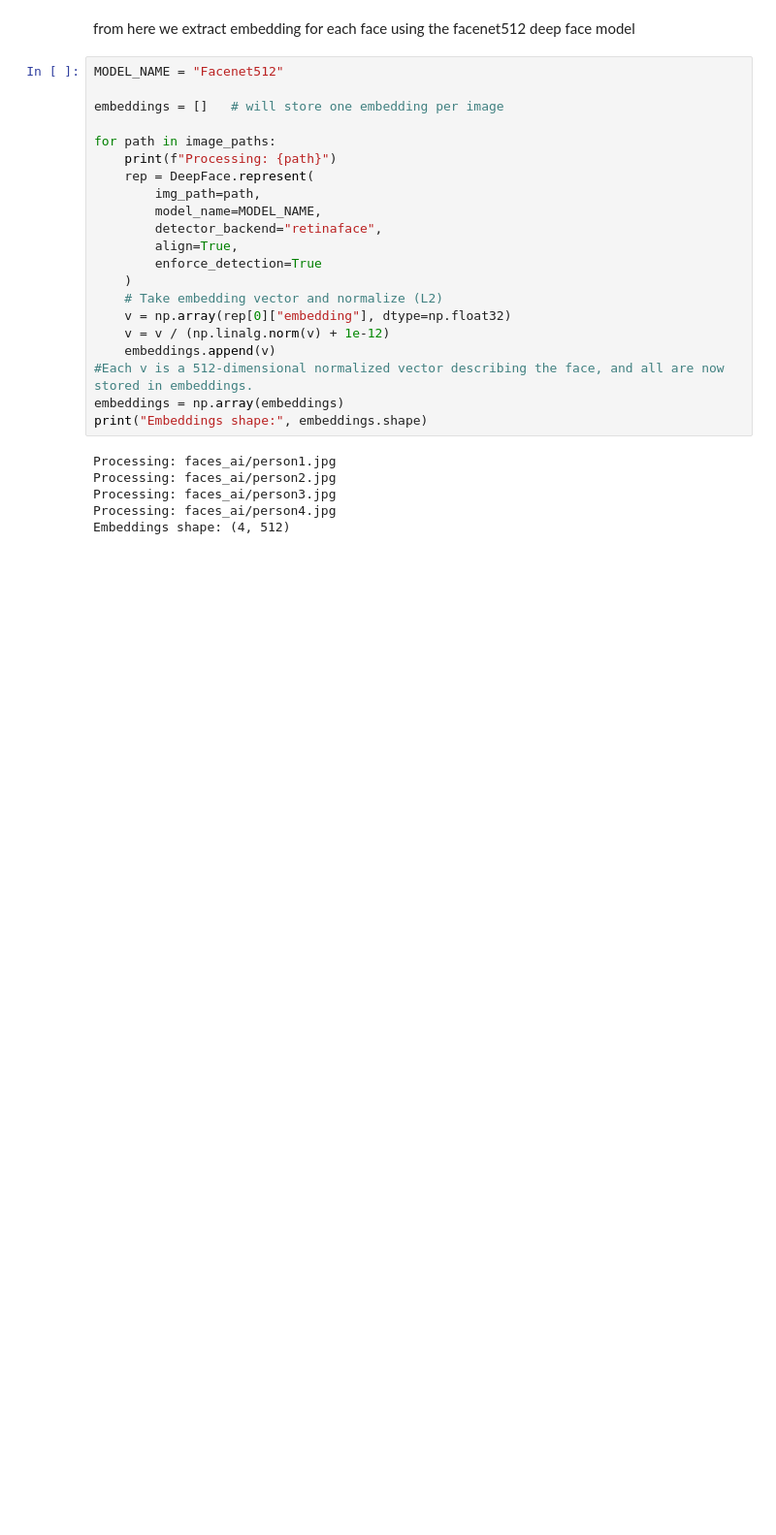
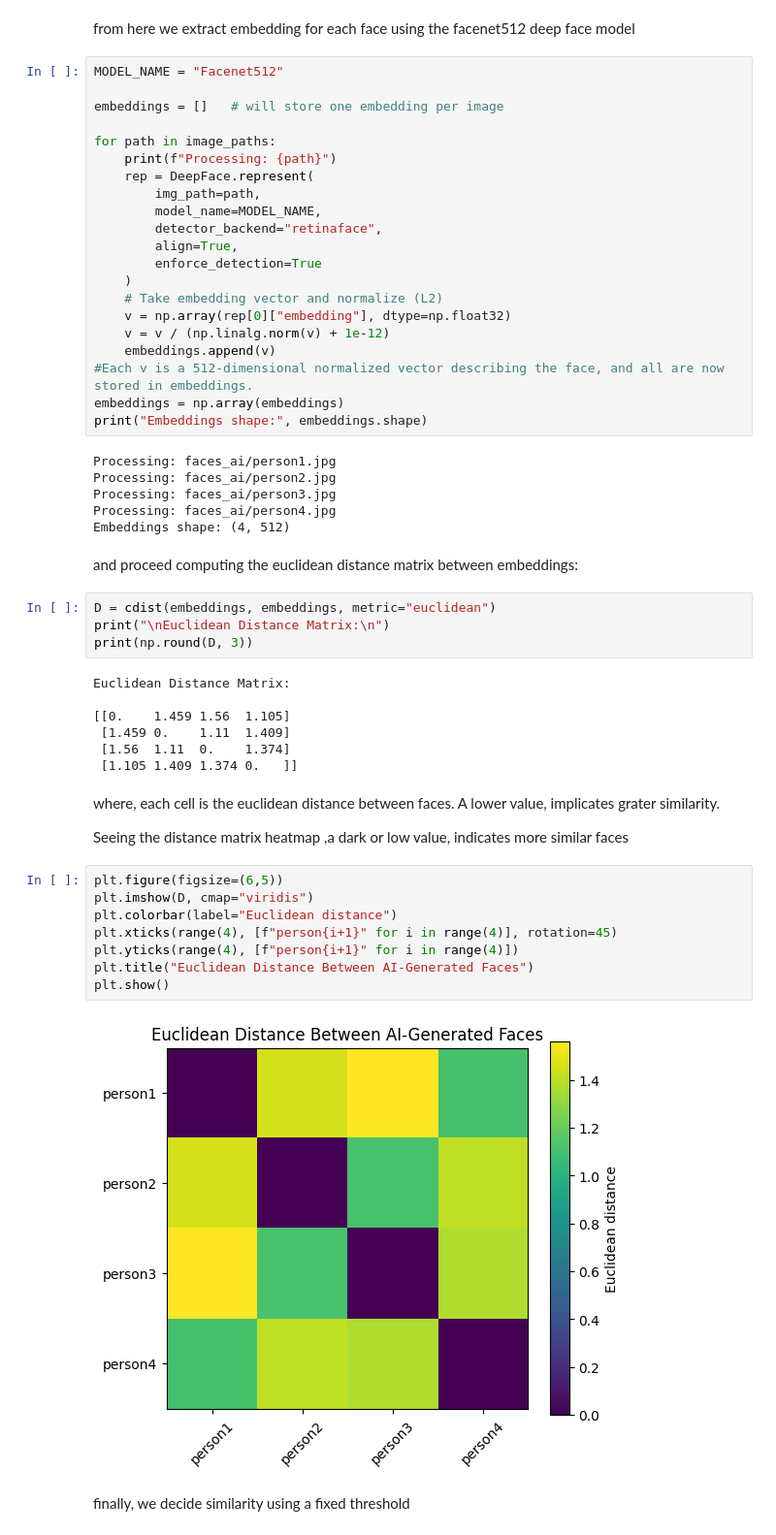
Before and after one commit to Macreat/MLT-LR, a Jupyter notebook: PYDevEnv/devContent/tasks/1stTask.ipynb, the cells around one changed output. Shown at 97% size. Saved outputs shown, nothing was run; the diff lists cells and outputs as text; blank space fills up the shorter version.

Commit message:
computing euclidean distance matrix and plotting their heatmap

```diff
--- a/PYDevEnv/devContent/tasks/1stTask.ipynb
+++ b/PYDevEnv/devContent/tasks/1stTask.ipynb
@@ -177,3 +177,32 @@ Processing: faces_ai/person2.jpg
 Processing: faces_ai/person3.jpg
 Processing: faces_ai/person4.jpg
 Embeddings shape: (4, 512)
+# %% [markdown]
+and proceed computing the euclidean distance matrix between embeddings:
+# %%
+D = cdist(embeddings, embeddings, metric="euclidean")
+print("\nEuclidean Distance Matrix:\n")
+print(np.round(D, 3))
+# %% [output]
+Euclidean Distance Matrix:
+
+[[0.    1.459 1.56  1.105]
+ [1.459 0.    1.11  1.409]
+ [1.56  1.11  0.    1.374]
+ [1.105 1.409 1.374 0.   ]]
+# %% [markdown]
+where, each cell is the euclidean distance between faces. A lower value, implicates grater similarity.
+
+Seeing the distance matrix heatmap ,a dark or low value, indicates more similar faces
+# %%
+plt.figure(figsize=(6,5))
+plt.imshow(D, cmap="viridis")
+plt.colorbar(label="Euclidean distance")
+plt.xticks(range(4), [f"person{i+1}" for i in range(4)], rotation=45)
+plt.yticks(range(4), [f"person{i+1}" for i in range(4)])
+plt.title("Euclidean Distance Between AI-Generated Faces")
+plt.show()
+# %% [output]
+[figure, added]
+# %% [markdown]
+finally, we decide similarity using a fixed threshold
```
